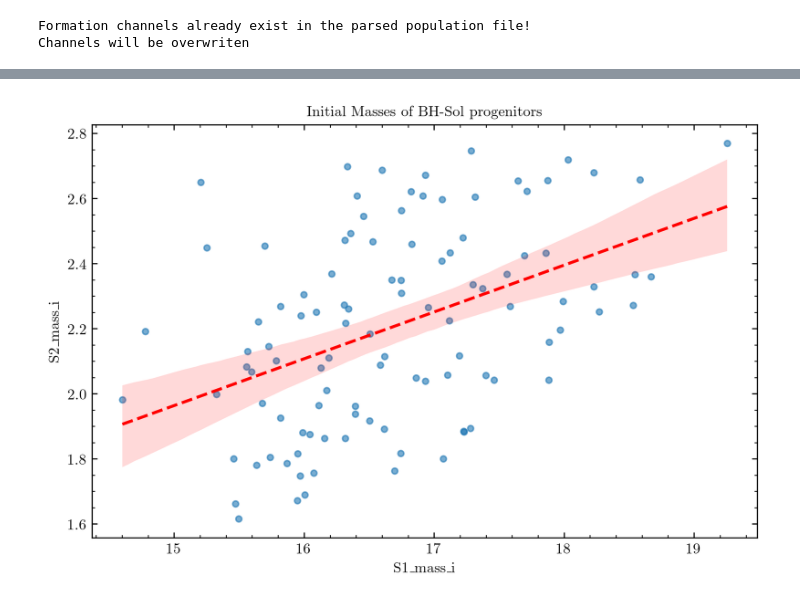
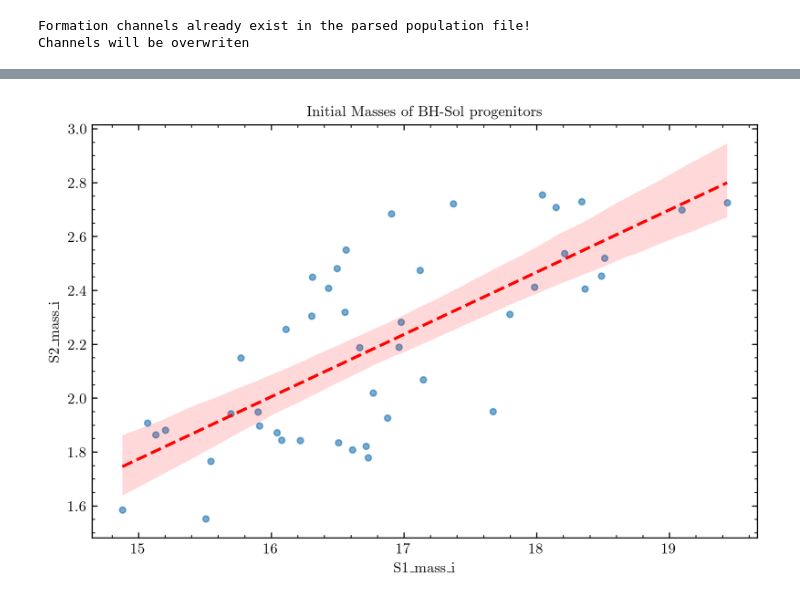
Before and after one commit to PiersonLip/solarBHs, a Jupyter notebook: Notebooks/BHSolGraphin.ipynb, the cells around one changed output, grey strips where cells are left out. Cells and saved outputs as stored; diff of their text form; code cells hidden in the pictures.

Commit message:
reverted graphs to 1mill pop and make a new notebook for the 10mill

```diff
--- a/Notebooks/BHSolGraphin.ipynb
+++ b/Notebooks/BHSolGraphin.ipynb
@@ -117,7 +123,9 @@ def xVsY(
     saveFig: bool = False,
     savePath: Path = Path(),
     fit: bool = False,
-    ci: int = 95
+    ci: int = 95,
+    df_name: str = 'default'
+
 ) -> None:
     fig, ax = plt.subplots(figsize=(8, 5))
 
@@ -177,23 +203,24 @@ def xVsY(
 # %%
-### 10MilPop
-pop = Population(str(DataPath / '10MillFilt' / 'BH_Sol_Filtered_1e+00_Zsun_population.h5'))
-bhSolRows = pd.read_csv(DataPath /'10MillFilt' / 'BH_Sol_Filtered_1e+00_Zsun_population.csv')
-bhSolRows_Aftr = pd.read_csv(DataPath /'10MillFilt' / 'BH_Sol_Filtered_1e+00_Zsun_populationAftRow.csv')
-bhSolRows_Prev = pd.read_csv(DataPath /'10MillFilt' / 'BH_Sol_Filtered_1e+00_Zsun_populationprevRow.csv')
+# ### 10MilPop
+# df_name = '10Mill'
+# pop = Population(str(DataPath / '10MillFilt' / 'BH_Sol_Filtered_1e+00_Zsun_population.h5'))
+# bhSolRows = pd.read_csv(DataPath /'10MillFilt' / 'BH_Sol_Filtered_1e+00_Zsun_population.csv')
+# bhSolRows_Aftr = pd.read_csv(DataPath /'10MillFilt' / 'BH_Sol_Filtered_1e+00_Zsun_populationAftRow.csv')
+# bhSolRows_Prev = pd.read_csv(DataPath /'10MillFilt' / 'BH_Sol_Filtered_1e+00_Zsun_populationprevRow.csv')
 
-bhSolRows['deltaM1SN'] = (bhSolRows_Prev['S1_mass'] - bhSolRows['S1_mass'])
-dropIs = bhSolRows['deltaM1SN'].nsmallest(2).index.to_list() # <- these are two systems where its RLO onto a NS which then collapses into a BH, but they both error out and arent really what we're looking for? so easier to drop
+# bhSolRows['deltaM1SN'] = (bhSolRows_Prev['S1_mass'] - bhSolRows['S1_mass'])
+# dropIs = bhSolRows['deltaM1SN'].nsmallest(2).index.to_list() # <- these are two systems where its RLO onto a NS which then collapses into a BH, but they both error out and arent really what we're looking for? so easier to drop
 
 
-bhSolRows = bhSolRows.drop(dropIs, axis='index')
-bhSolRows_Aftr = bhSolRows_Aftr.drop(dropIs, axis='index')
-bhSolRows_Prev = bhSolRows_Prev.drop(dropIs, axis='index')
+# bhSolRows = bhSolRows.drop(dropIs, axis='index')
+# bhSolRows_Aftr = bhSolRows_Aftr.drop(dropIs, axis='index')
+# bhSolRows_Prev = bhSolRows_Prev.drop(dropIs, axis='index')
 
 
-pOneline = pop.oneline.select()
-pHistory = pop.history.select()
+# pOneline = pop.oneline.select()
+# pHistory = pop.history.select()
 
-pOneline = pOneline.drop(dropIs, axis='index')
-pHistory = pHistory.drop(dropIs, axis='index')
+# pOneline = pOneline.drop(dropIs, axis='index')
+# pHistory = pHistory.drop(dropIs, axis='index')
 
-pop.ini_params
+# pop.ini_params
@@ -453,12 +479,12 @@ slimOP = bhSolRows[bhSolRows['orbital_period'] < 25]['orbital_period']
 #            'BhSol',
 #            Star_Radius=15)
 # %%
-xVsY(df = pOneline, xvar= 'S1_mass_i', yvar='S2_mass_i', title='Initial Masses of BH-Sol progenitors', fit=True, saveFig=False, savePath=graphSave)
+xVsY(df = pOneline, xvar= 'S1_mass_i', yvar='S2_mass_i', title='Initial Masses of BH-Sol progenitors', fit=True, saveFig=True, savePath=graphSave)
 # xVsY(df = bhSolRows_Prev, xvar= 'S1_mass', yvar='S2_mass', title='Masses of BH-Sol progenitors', fit=True, saveFig=False, savePath=graphSave)
 
 # xVsY(df = bhSolRows, xvar= 'S1_mass', yvar='S2_mass', title='BH-Sol Masses at Initial Formation', fit=True, saveFig=False, savePath=graphSave)
 # %% [output]
-[figure, old version]
+[figure, new version]
 # %%
 fig, ax = plt.subplots(figsize=(8, 5))
 
```
Also changed, not shown: parts of 24 cells of this notebook, 12 other files.
